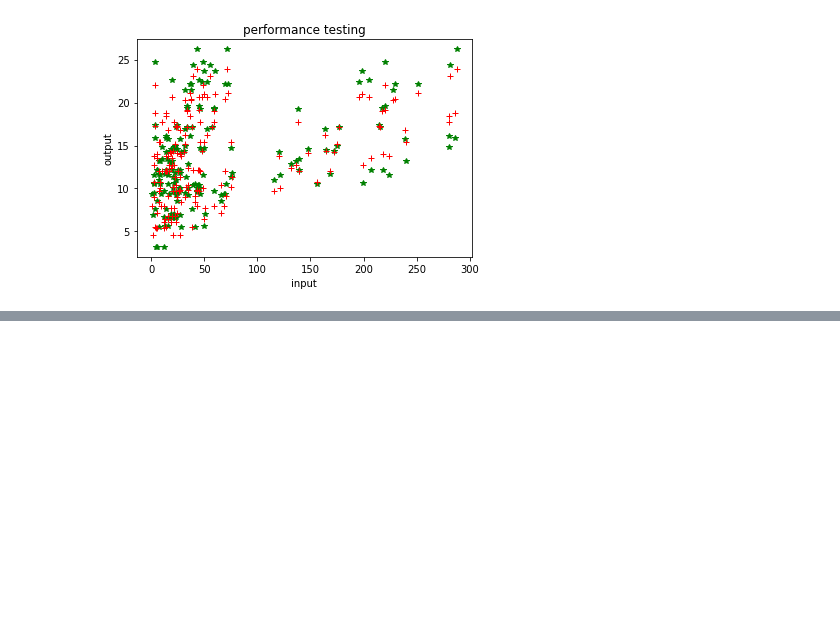
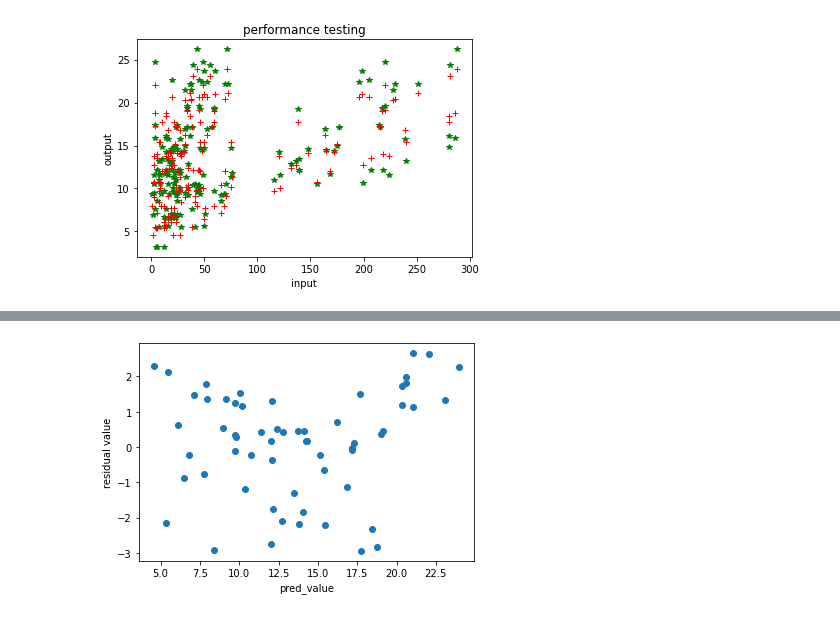
Before and after one commit to sumitmathur53/Machine-Learning, a Jupyter notebook: 2 regression/2 multiple linear regression/gfg/Multiple linear regression.ipynb, the cells around one changed output, grey strips where cells are left out. Saved outputs shown, nothing was run; the diff lists cells and outputs as text; code cells hidden in the pictures; blank space fills up the shorter version.

```diff
--- a/2 regression/2 multiple linear regression/gfg/Multiple linear regression.ipynb
+++ b/2 regression/2 multiple linear regression/gfg/Multiple linear regression.ipynb
@@ -109,0 +130,9 @@ plt.show()
+# %%
+residulas = y_test - pred_value
+# %%
+plt.scatter(pred_value, residulas)
+plt.xlabel("pred_value")
+plt.ylabel("residual value")
+plt.show()               # here we can say there is no relation between them according to our assumptiona
+# %% [output]
+[figure, added]
```
Also changed, not shown: parts of 6 cells of this notebook.
